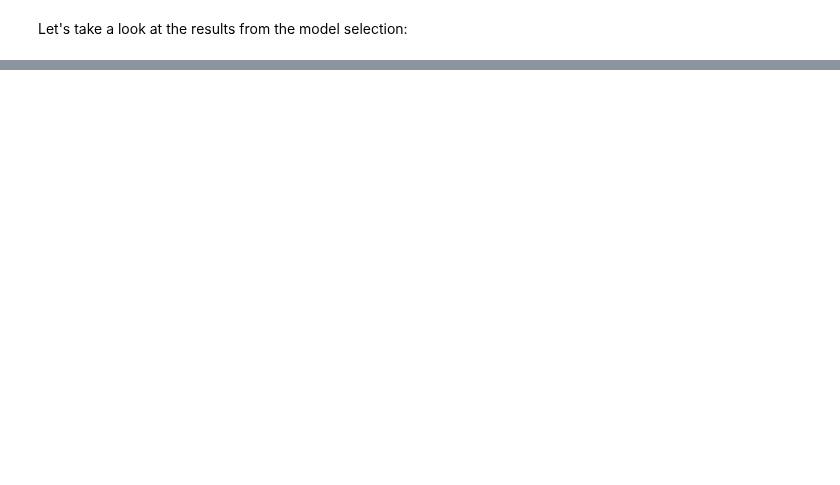
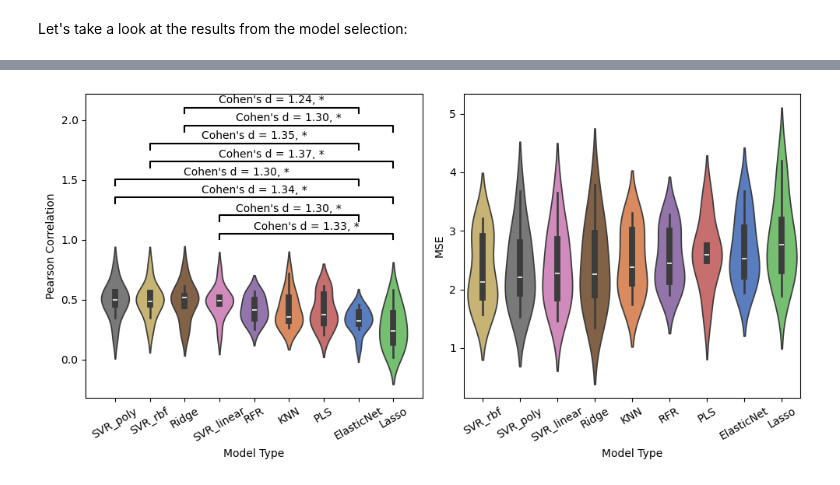
Before and after one commit to hmbaghdassarian/metastatic_potential, a Jupyter notebook: notebooks/C_joint_prediction/03_predict_joint.ipynb, the cells around one changed output, grey strips where cells are left out. Saved outputs shown, nothing was run; the diff lists cells and outputs as text; code cells hidden in the pictures; blank space fills up the shorter version.

Commit message:
complete joint omics prediction

```diff
--- a/notebooks/C_joint_prediction/03_predict_joint.ipynb
+++ b/notebooks/C_joint_prediction/03_predict_joint.ipynb
@@ -66,4 +43,8 @@ X = X.values
+# %%
+res = pd.read_csv(os.path.join(data_path, 'interim',
+                               'pipeline_model_selection_joint_individual.csv'), index_col = 0)
+model_types = ['Ridge', 'ElasticNet', 'Lasso', 'PLS', 'SVR_linear',
+               'SVR_poly', 'SVR_rbf', 'KNN', 'RFR']
+res.model_type = pd.Categorical(res.model_type, categories = model_types, ordered = True)
 # %% [markdown]
 Let's take a look at the results from the model selection:
-# %%
-res = pd.read_csv(os.path.join(data_path, 'interim', 'pipeline_model_selection_joint.csv'), index_col = 0)
@@ -117,0 +51,5 @@ np.float64(1350.0)
+# %%
+# sort by mean correlation
+ordered_corr = res.groupby('model_type')[['test_corr', 'test_mse']].mean().sort_values(by = 'test_corr', ascending=False)
+corr_order = ordered_corr.index.tolist()
+ordered_corr
@@ -117,0 +98,5 @@ np.float64(1350.0)
+# %%
+# sort by mean MSE
+ordered_mse = res.groupby('model_type')[['test_corr', 'test_mse']].mean().sort_values(by = 'test_mse', ascending=True)
+mse_order = ordered_mse.index.tolist()
+ordered_mse
@@ -117,0 +205,68 @@ np.float64(1350.0)
+# %%
+fig, ax = plt.subplots(ncols = 2, figsize = (10,5))
+
+metric_types = ['corr', 'mse']
+mmap = dict(zip(metric_types, ['Pearson Correlation', 'MSE']))
+order_map = dict(zip(metric_types, [corr_order, mse_order]))
+
+palette = dict(zip(sorted(res.model_type.unique()), sns.color_palette("muted")))
+
+for i, metric_type in enumerate(metric_types):
+    # sort by mean of metric
+    res.model_type = pd.Categorical(res.model_type, categories = order_map[metric_type],
+                               ordered = True)
+
+
+    sns.violinplot(data = res, x = 'model_type', y = 'test_' + metric_type, ax = ax[i],
+                  palette = palette)#,
+#                    fill = False, inner = None)
+
+#     sns.boxplot(data=res, x = 'model_type', y = 'test_' + metric_type,
+#                 width=0.1,
+#                 color="black", showcaps=False, boxprops={'facecolor':'none'},
+#                 whiskerprops={'linewidth':0.5}, ax = ax[i])
+#     sns.stripplot(data=res, x = 'model_type', y = 'test_' + metric_type,
+#                   alpha=0.5, jitter=True, dodge=True, ax = ax[i], color = 'black')
+
+    ax[i].set_xlabel('Model Type')
+    ax[i].set_ylabel(mmap[metric_type])
+
+    xlabels = [x._text for x in ax[i].get_xticklabels()]
+    x_pos = dict(zip(xlabels, ax[i].get_xticks()))
+    y, h = ax[i].get_ylim()[1], 0.05
+
+    ax[i].set_xticklabels(xlabels,
+                          rotation=30,
+                         ha = 'center')
+
+    sig_counter = 0
+    for j, (comp1, comp2) in enumerate(mod_combs):#(itertools.combinations(xlabels, 2)):
+        x_mid = (x_pos[comp1] + x_pos[comp2]) / 2
+
+        fdr = res_stats[res_stats.comparison == (comp1, comp2)]['fdr_' + metric_type].values[0]
+        cd = res_stats[res_stats.comparison == (comp1, comp2)]['cohen_d_' + metric_type].values[0]
+
+        significance = "N.S."
+        if fdr <= 1e-4:
+            significance = "****"
+        elif fdr <= 0.001:
+            significance = "***"
+        elif fdr <= 0.01:
+            significance = "**"
+        elif fdr <= 0.1:
+            significance = "*"
+
+        if significance != 'N.S.':
+            y_pos = y+(sig_counter*0.15)
+            ax[i].plot([x_pos[comp1], x_pos[comp1], x_pos[comp2], x_pos[comp2]],
+                       [y_pos, y_pos+h, y_pos+h, y_pos],
+                       lw=1.5, c='black')
+            y_pos*=1.01
+            ax[i].text(x_mid, y_pos + h, f"Cohen's d = {cd:.2f}, " + significance,
+                    ha='center', va='bottom', fontsize=10)
+            sig_counter += 1
+
+#     ax[i].grid(axis='y', linestyle='--', alpha=0.7)
+
+fig.tight_layout()
+# %% [output]
@@ -117,0 +280 @@ np.float64(1350.0)
+[figure, added]
```
Also changed, not shown: parts of 65 cells of this notebook, 10 other files.
